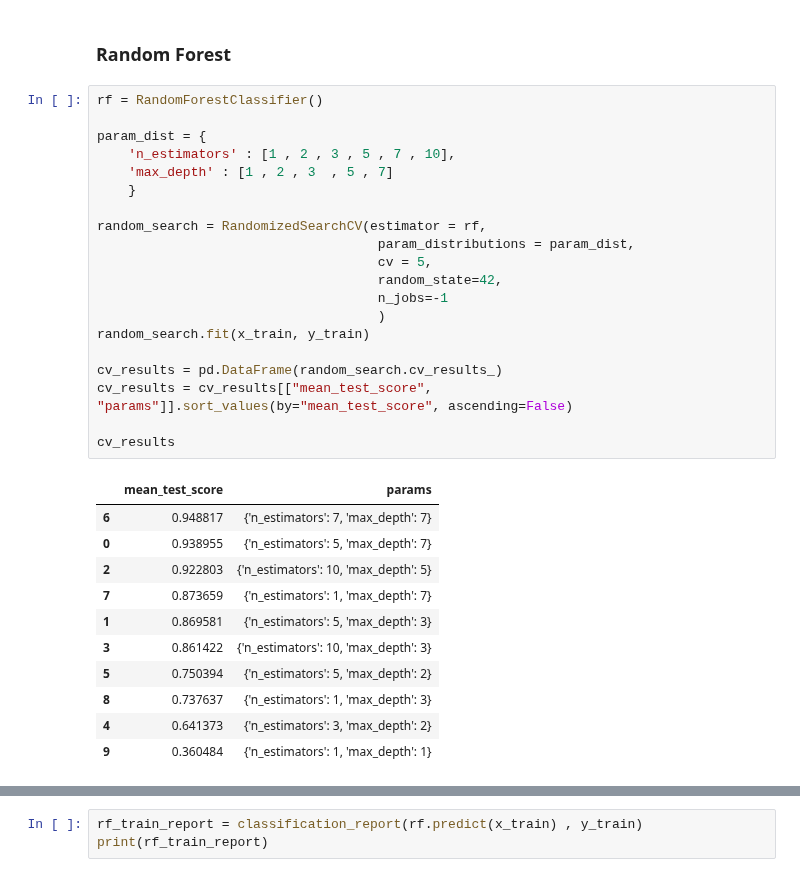
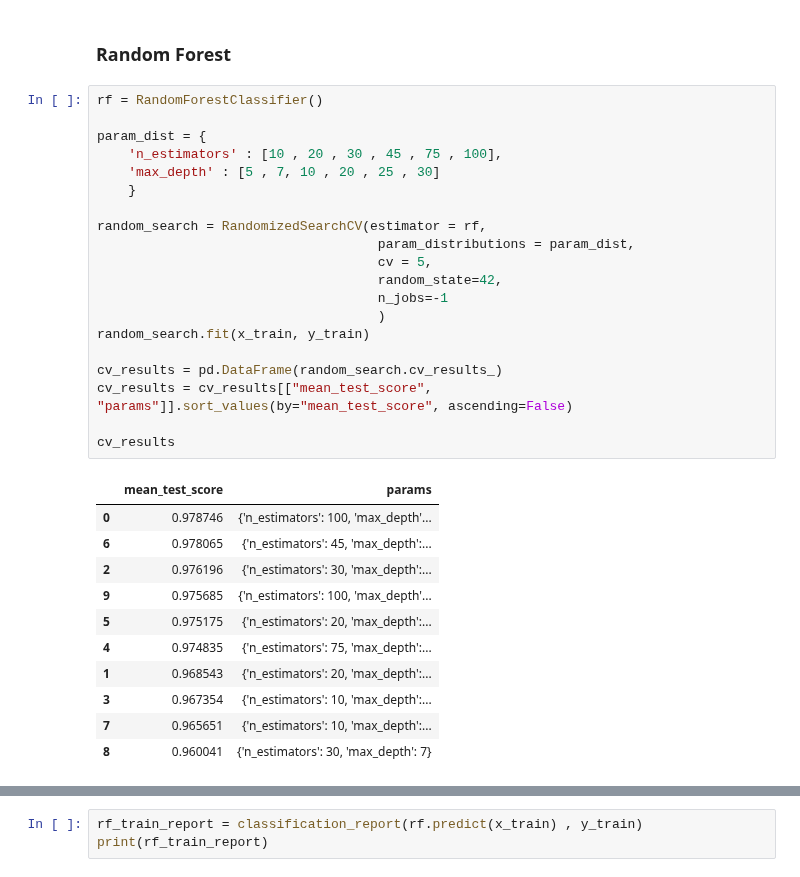
Before and after one commit to 99pranit/Human_Activity_Recognition, a Jupyter notebook: notebook/human_activity.ipynb, the cells around one changed output, grey strips where cells are left out. Drawn from its saved outputs; the diff is of its cells as text.

```diff
--- a/notebook/human_activity.ipynb
+++ b/notebook/human_activity.ipynb
@@ -47,32 +48,32 @@ y_test_encoded = label_encoder.transform(y_test)
 # %%
 rf = RandomForestClassifier()
 
 param_dist = {
-    'n_estimators' : [1 , 2 , 3 , 5 , 7 , 10],
-    'max_depth' : [1 , 2 , 3  , 5 , 7]
+    'n_estimators' : [10 , 20 , 30 , 45 , 75 , 100],
+    'max_depth' : [5 , 7, 10 , 20 , 25 , 30]
     }
 
 random_search = RandomizedSearchCV(estimator = rf,
                                     param_distributions = param_dist,
                                     cv = 5,
                                     random_state=42,
                                     n_jobs=-1
                                     )
 random_search.fit(x_train, y_train)
 
 cv_results = pd.DataFrame(random_search.cv_results_)
 cv_results = cv_results[["mean_test_score", "params"]].sort_values(by="mean_test_score", ascending=False)
 
 cv_results
 # %% [output]
 |  | mean_test_score | params |
-| 6 | 0.948817 | {'n_estimators': 7, 'max_depth': 7} |
-| 0 | 0.938955 | {'n_estimators': 5, 'max_depth': 7} |
-| 2 | 0.922803 | {'n_estimators': 10, 'max_depth': 5} |
-| 7 | 0.873659 | {'n_estimators': 1, 'max_depth': 7} |
-| 1 | 0.869581 | {'n_estimators': 5, 'max_depth': 3} |
-| 3 | 0.861422 | {'n_estimators': 10, 'max_depth': 3} |
-| 5 | 0.750394 | {'n_estimators': 5, 'max_depth': 2} |
-| 8 | 0.737637 | {'n_estimators': 1, 'max_depth': 3} |
-| 4 | 0.641373 | {'n_estimators': 3, 'max_depth': 2} |
-| 9 | 0.360484 | {'n_estimators': 1, 'max_depth': 1} |
+| 0 | 0.978746 | {'n_estimators': 100, 'max_depth'... |
+| 6 | 0.978065 | {'n_estimators': 45, 'max_depth':... |
+| 2 | 0.976196 | {'n_estimators': 30, 'max_depth':... |
+| 9 | 0.975685 | {'n_estimators': 100, 'max_depth'... |
+| 5 | 0.975175 | {'n_estimators': 20, 'max_depth':... |
+| 4 | 0.974835 | {'n_estimators': 75, 'max_depth':... |
+| 1 | 0.968543 | {'n_estimators': 20, 'max_depth':... |
+| 3 | 0.967354 | {'n_estimators': 10, 'max_depth':... |
+| 7 | 0.965651 | {'n_estimators': 10, 'max_depth':... |
+| 8 | 0.960041 | {'n_estimators': 30, 'max_depth': 7} |
```
Also changed, not shown: parts of 14 cells of this notebook, 4 other files.
